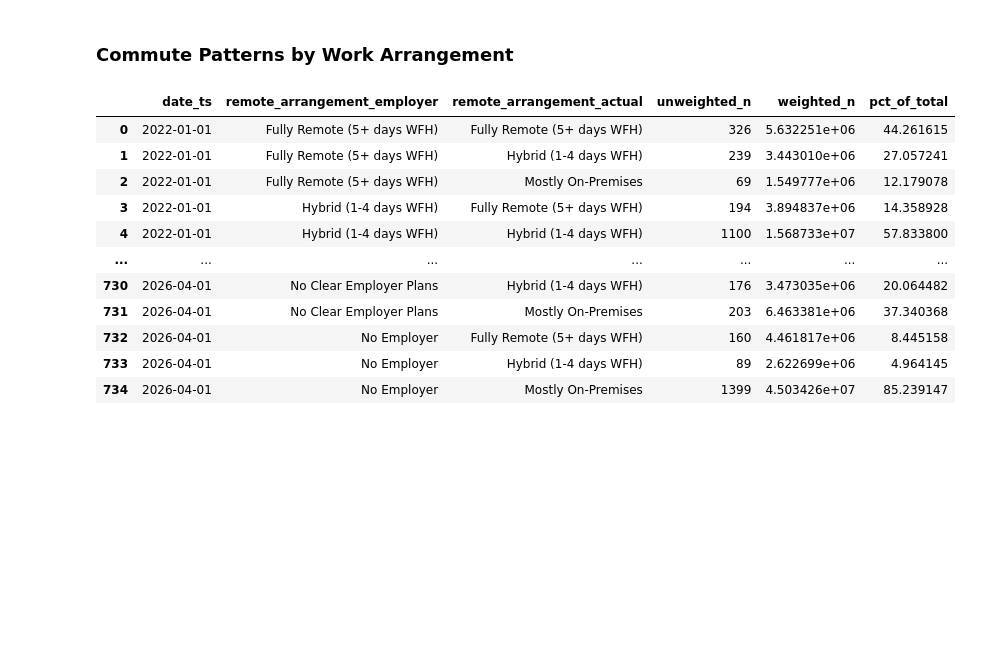
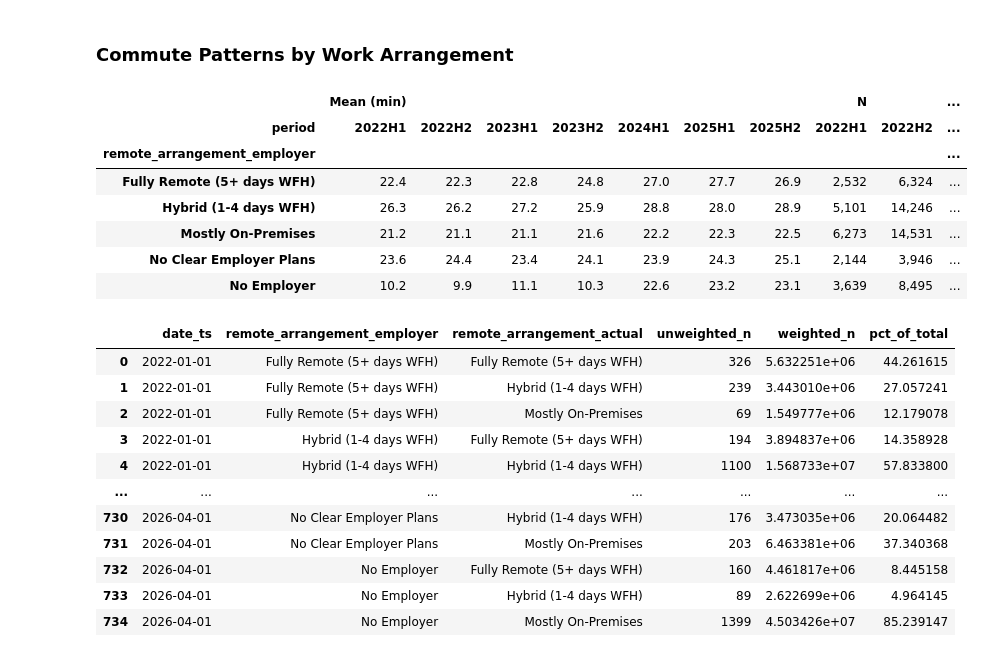
Before and after one commit to BayAreaMetro/census-tools-for-planning, a Jupyter notebook: analysis_by_topic/SWAA_remote_work_analysis.ipynb, the cells around one changed output. Cells and saved outputs as stored; diff of their text form; code cells hidden in the pictures; blank space fills up the shorter version.

```diff
--- a/analysis_by_topic/SWAA_remote_work_analysis.ipynb
+++ b/analysis_by_topic/SWAA_remote_work_analysis.ipynb
@@ -933,28 +935,37 @@ pivot_by_period(
 # %%
 
 commute_by_arrangement = None
 
-# if COMMUTE_COL and 'remote_arrangement_employer' in df.columns:
-#     valid_comm_mask = df['remote_arrangement_employer'].notna() & df[COMMUTE_COL].notna()
-#     if valid_comm_mask.any():
-#         commute_by_arrangement = weighted_mean(
-#             df, value_col=COMMUTE_COL, group_cols=['period', 'remote_arrangement_employer'],
-#             filter_mask=valid_comm_mask
-#         ).sort_values(['period', 'weighted_mean'])
+if COMMUTE_COL and 'remote_arrangement_employer' in df.columns:
+     valid_comm_mask = df['remote_arrangement_employer'].notna() & df[COMMUTE_COL].notna()
+     if valid_comm_mask.any():
+         commute_by_arrangement = weighted_mean(
+             df, value_col=COMMUTE_COL, group_cols=['period', 'remote_arrangement_employer'],
+             filter_mask=valid_comm_mask
+         ).sort_values(['period', 'weighted_mean'])
 
-#         pivot_by_period(
-#             commute_by_arrangement,
-#             label_col='remote_arrangement_employer',
-#             value_cols={
-#                 'weighted_mean': ('Mean (min)', '{:.1f}', 1),
-#                 'unweighted_n':  ('N',          '{:,.0f}', 1),
-#             }
-#         )
-#     else:
-#         commute_by_arrangement = None
-# else:
+         pivot_by_period(
+             commute_by_arrangement,
+             label_col='remote_arrangement_employer',
+             value_cols={
+                 'weighted_mean': ('Mean (min)', '{:.1f}', 1),
+                 'unweighted_n':  ('N',          '{:,.0f}', 1),
+             }
+         )
+     else:
+         commute_by_arrangement = None
+else:
 
-#     commute_by_arrangement = None
+     commute_by_arrangement = None
+# %% [output]
+|  | Mean (min) |  |  |  |  |  |  | N |  | ... |
+| period | 2022H1 | 2022H2 | 2023H1 | 2023H2 | 2024H1 | 2025H1 | 2025H2 | 2022H1 | 2022H2 | ... |
+| remote_arrangement_employer |  |  |  |  |  |  |  |  |  | ... |
+| Fully Remote (5+ days WFH) | 22.4 | 22.3 | 22.8 | 24.8 | 27.0 | 27.7 | 26.9 | 2,532 | 6,324 | ... |
+| Hybrid (1-4 days WFH) | 26.3 | 26.2 | 27.2 | 25.9 | 28.8 | 28.0 | 28.9 | 5,101 | 14,246 | ... |
+| Mostly On-Premises | 21.2 | 21.1 | 21.1 | 21.6 | 22.2 | 22.3 | 22.5 | 6,273 | 14,531 | ... |
+| No Clear Employer Plans | 23.6 | 24.4 | 23.4 | 24.1 | 23.9 | 24.3 | 25.1 | 2,144 | 3,946 | ... |
+| No Employer | 10.2 | 9.9 | 11.1 | 10.3 | 22.6 | 23.2 | 23.1 | 3,639 | 8,495 | ... |
 # %%
 # Output remote_arrangement data for tableau
 # Use weighted_distribution to get normalized percentages that sum to 100% within each period
```
Also changed, not shown: parts of 12 cells of this notebook.
